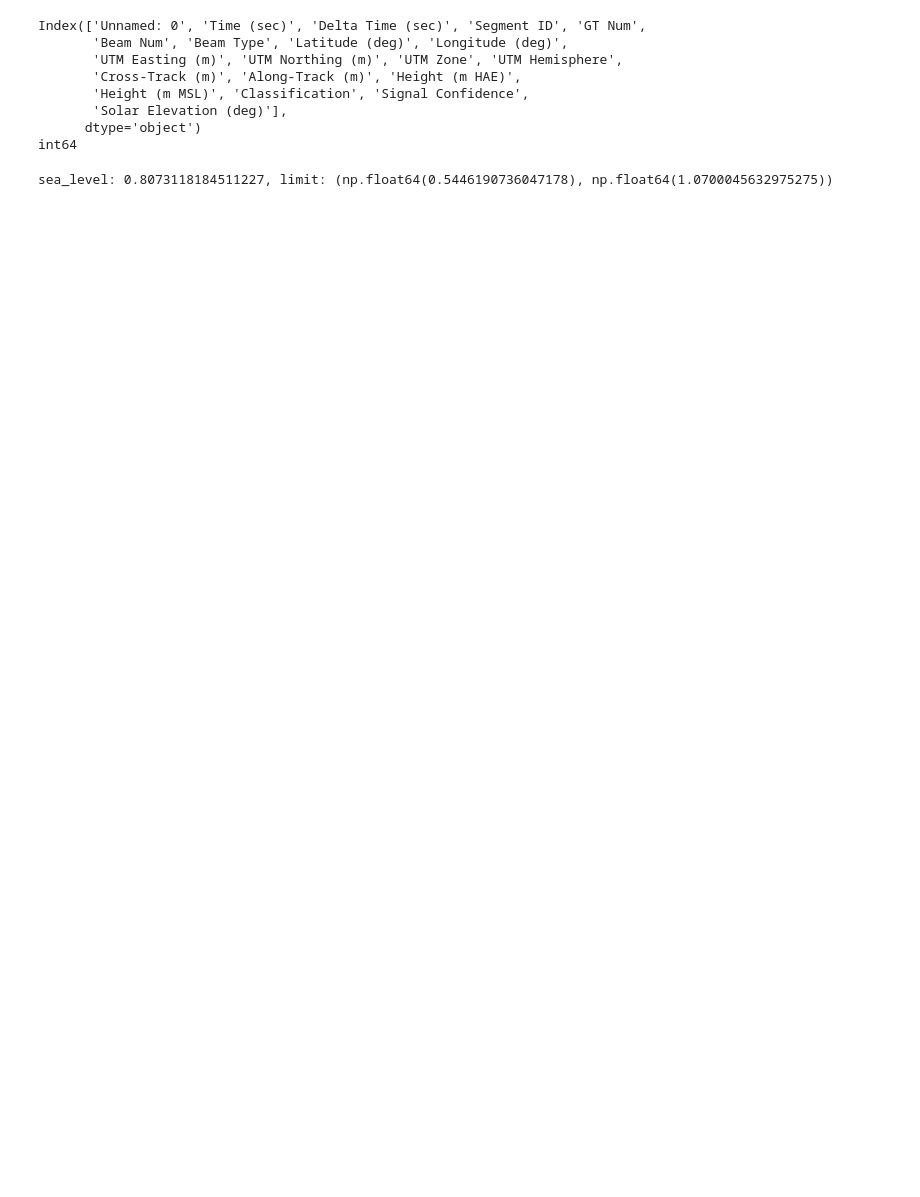
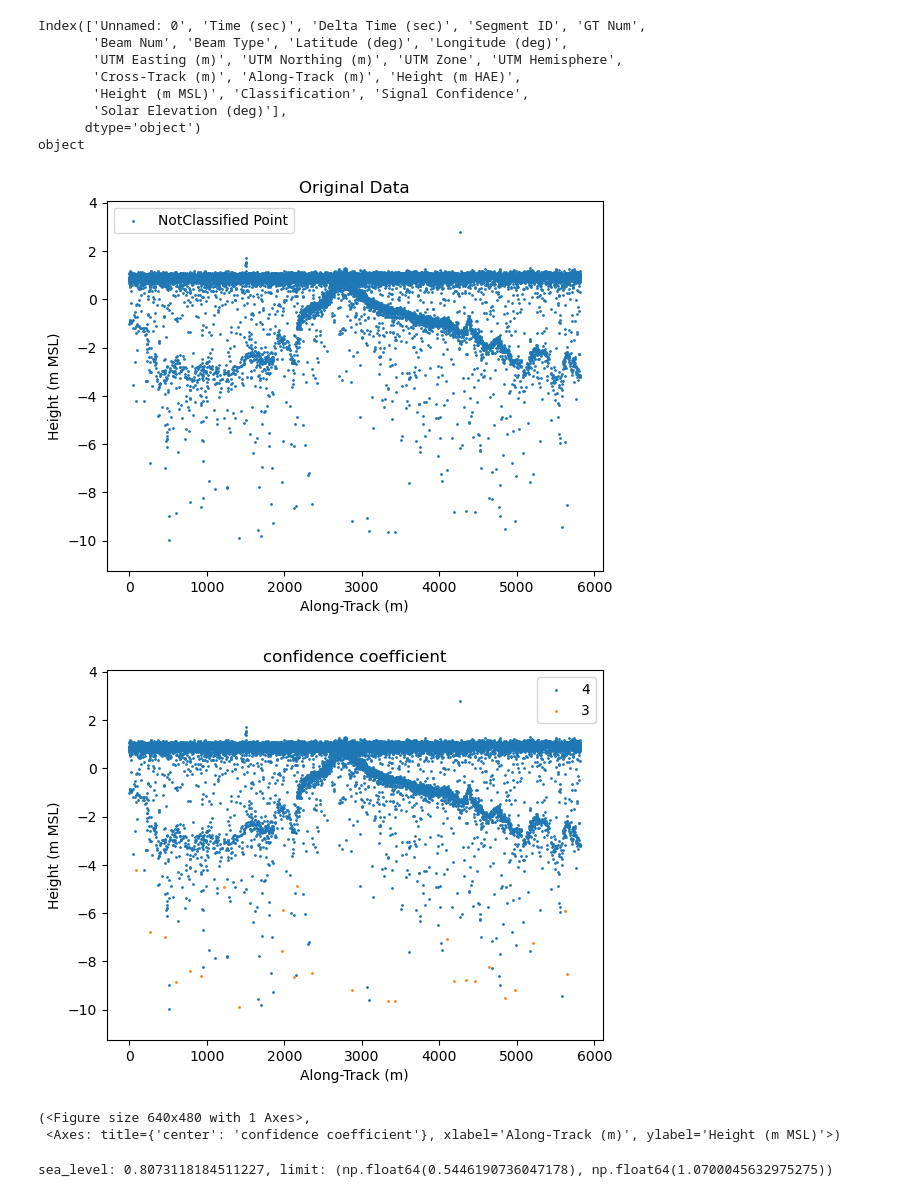
Before and after one commit to NtskwK/GraduationProject, a Jupyter notebook: icesat2-denoise.ipynb, the cells around one changed output. Saved outputs shown, nothing was run; the diff lists cells and outputs as text; code cells hidden in the pictures; blank space fills up the shorter version.

```diff
--- a/icesat2-denoise.ipynb
+++ b/icesat2-denoise.ipynb
@@ -10,24 +10,30 @@ from utils.plot import get_plt
 # %%
 path_str = "processed_ATL03_20221230185202_01561807_006_02_gt3r_cut.csv"
 data_path = Path(path_str)
 
 df = None
 with open(data_path, 'r') as f:
     df = pd.read_csv(f)
 
 print(df.columns)
 
 df["point_type"] = PointType.NotClassified.value
 print(df["point_type"].dtypes)
+get_plt(df,"Original Data")
+get_plt(df,"confidence coefficient", type_lable=ICESAT2Properties.SignalConfidence.value)
 # %% [output]
 Index(['Unnamed: 0', 'Time (sec)', 'Delta Time (sec)', 'Segment ID', 'GT Num',
        'Beam Num', 'Beam Type', 'Latitude (deg)', 'Longitude (deg)',
        'UTM Easting (m)', 'UTM Northing (m)', 'UTM Zone', 'UTM Hemisphere',
        'Cross-Track (m)', 'Along-Track (m)', 'Height (m HAE)',
        'Height (m MSL)', 'Classification', 'Signal Confidence',
        'Solar Elevation (deg)'],
       dtype='object')
-int64
+object
+[figure, added]
+[figure, added]
+(<Figure size 640x480 with 1 Axes>,
+ <Axes: title={'center': 'confidence coefficient'}, xlabel='Along-Track (m)', ylabel='Height (m MSL)'>)
 # %%
 sea_level, water_surface = get_sea_level(df, n_sigmas=0.8)
 
```
Also changed, not shown: parts of 6 cells of this notebook, 7 other files.
